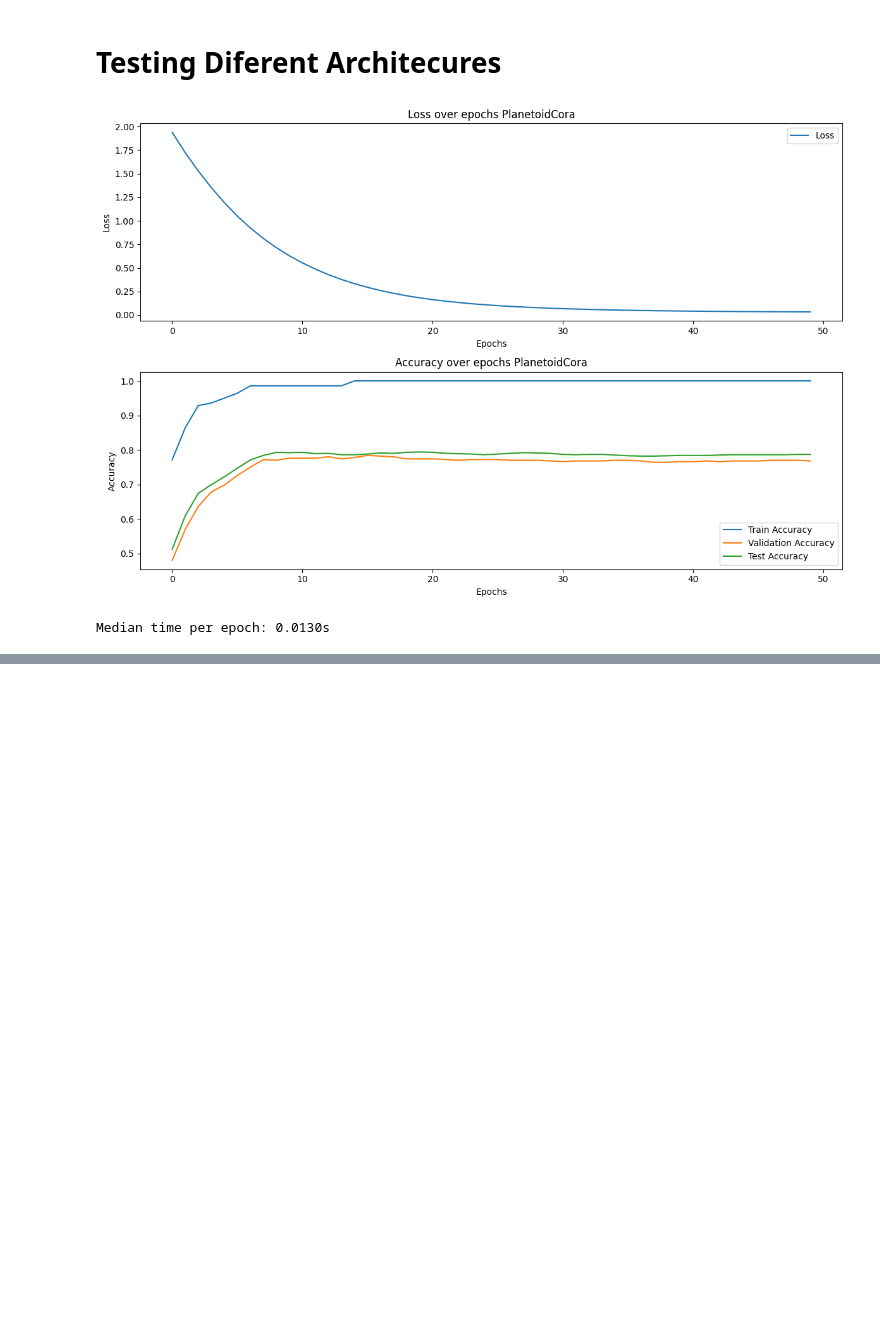
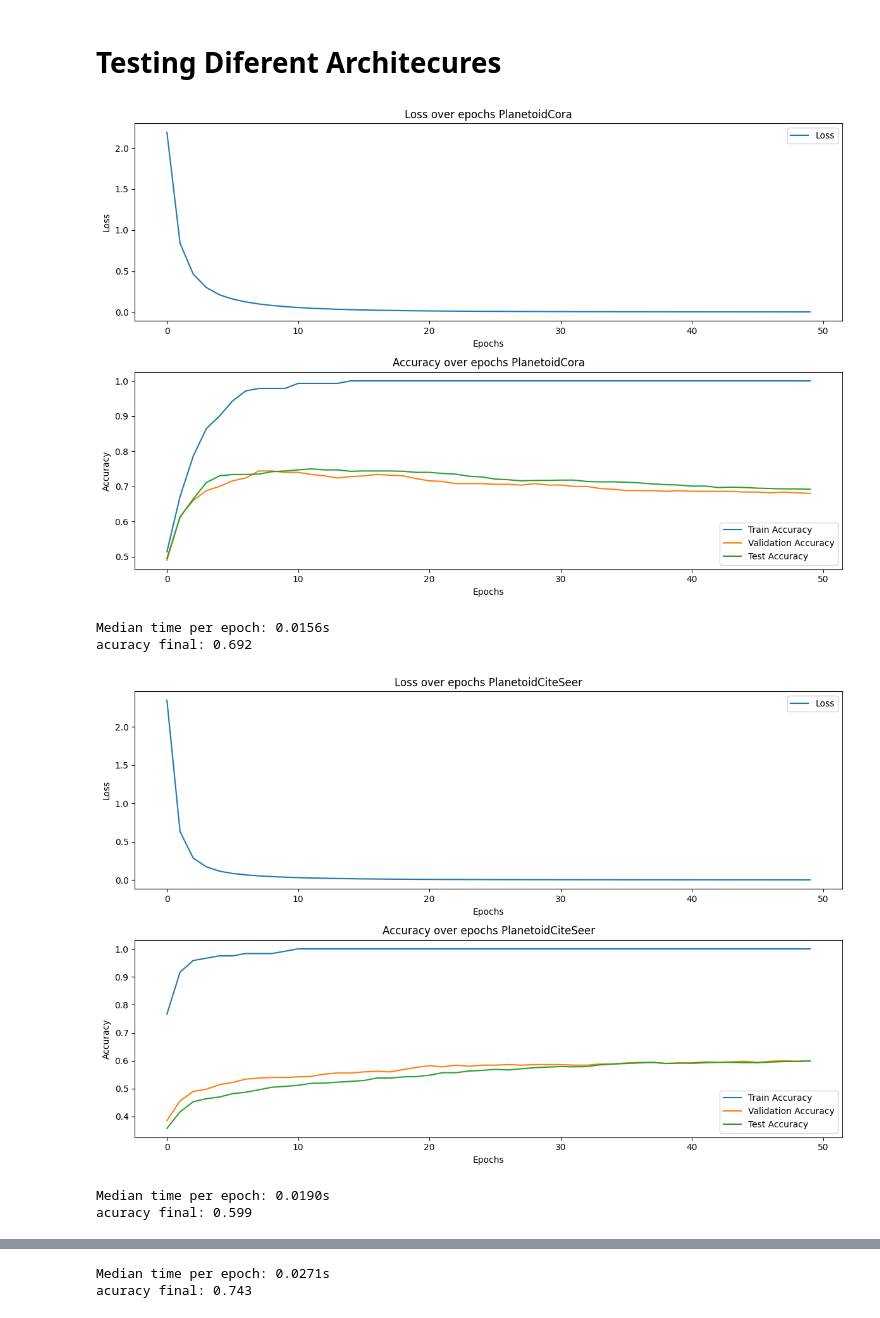
Before and after one commit to davidmscarin/TAIA_repo, a Jupyter notebook: gnn/usage.ipynb, the cells around one changed output, grey strips where cells are left out. Cells and saved outputs as stored; diff of their text form; code cells hidden in the pictures; blank space fills up the shorter version.

```diff
--- a/gnn/usage.ipynb
+++ b/gnn/usage.ipynb
@@ -117,10 +118,11 @@ def plot(name,times,losses,train_accs,val_accs,test_accs):
 # %% [markdown]
 ## Multiple Datasets
 # %%
-data_name = ["Cora"]
+data_name = ["Cora","CiteSeer", "PubMed"]
 #"CiteSeer", "PubMed"
 for name in data_name:
     dataset = Planetoid(root = '.', name = name)
+
     dataset.to(device)
     data = dataset[0].to(device)
     model, optimizer = get_model(dataset)
@@ -131,7 +140,7 @@ Median time per epoch: 0.0125s
 # %% [markdown]
 # Testing Diferent Architecures
 # %%
-def get_model2(dataset):
+def get_model3(dataset):
 
     class GCN(torch.nn.Module):
         def __init__(self, in_channels, hidden_channels, out_channels):
@@ -157,7 +166,7 @@ def get_model2(dataset):
 
     return model, optimizer
 
-def get_model3(dataset):
+def get_model2(dataset):
 
     class GCN(torch.nn.Module):
         def __init__(self, in_channels, hidden_channels, out_channels):
@@ -180,15 +189,45 @@ def get_model3(dataset):
     ], lr=0.01)  # Only perform weight-decay on first convolution.
 
     return model, optimizer
+
+def get_model4(dataset):
+
+    class GCN(torch.nn.Module):
+        def __init__(self, in_channels, hidden_channels, out_channels):
+            super().__init__()
+            self.conv1 = GCNConv(in_channels, hidden_channels)
+            self.conv2 = GCNConv(hidden_channels, out_channels)
+            self.normal= torch.nn.BatchNorm1d(16)
+
+        def forward(self, x: Tensor, edge_index: Tensor, edge_weight = None) -> Tensor:
+            # x: Node feature matrix of shape [num_nodes, in_channels]
+            # edge_index: Graph connectivity matrix of shape [2, num_edges]
+            x = self.conv1(x, edge_index).relu()
+            x= self.normal(x)
+            x = self.conv2(x, edge_index)
+            return x
+
+    model = GCN(dataset.num_features, 16, dataset.num_classes)
+    model.to(device)
+    optimizer = torch.optim.Adam([
+        dict(params=model.conv1.parameters(), weight_decay=5e-4),
+        dict(params=model.conv2.parameters(), weight_decay=0)
+    ], lr=0.01)  # Only perform weight-decay on first convolution.
+
+    return model, optimizer
 # %%
-data_name = ["Cora"]
+data_name = ["Cora","CiteSeer", "PubMed"]
 
 for name in data_name:
     dataset = Planetoid(root = '.', name = name)
     dataset.to(device)
     data = dataset[0].to(device)
-    model, optimizer = get_model3(dataset)
+    model, optimizer = get_model4(dataset)
     train_and_test(model, optimizer, 50, data, name)
 # %% [output]
-[figure, old version]
+[figure, new version]
-Median time per epoch: 0.0130s
+Median time per epoch: 0.0156s
+acuracy final: 0.692
+[figure, added]
+Median time per epoch: 0.0190s
+acuracy final: 0.599
@@ -194,0 +235,2 @@ Median time per epoch: 0.0130s
+Median time per epoch: 0.0271s
+acuracy final: 0.743
```
Also changed, not shown: parts of 3 cells of this notebook.
